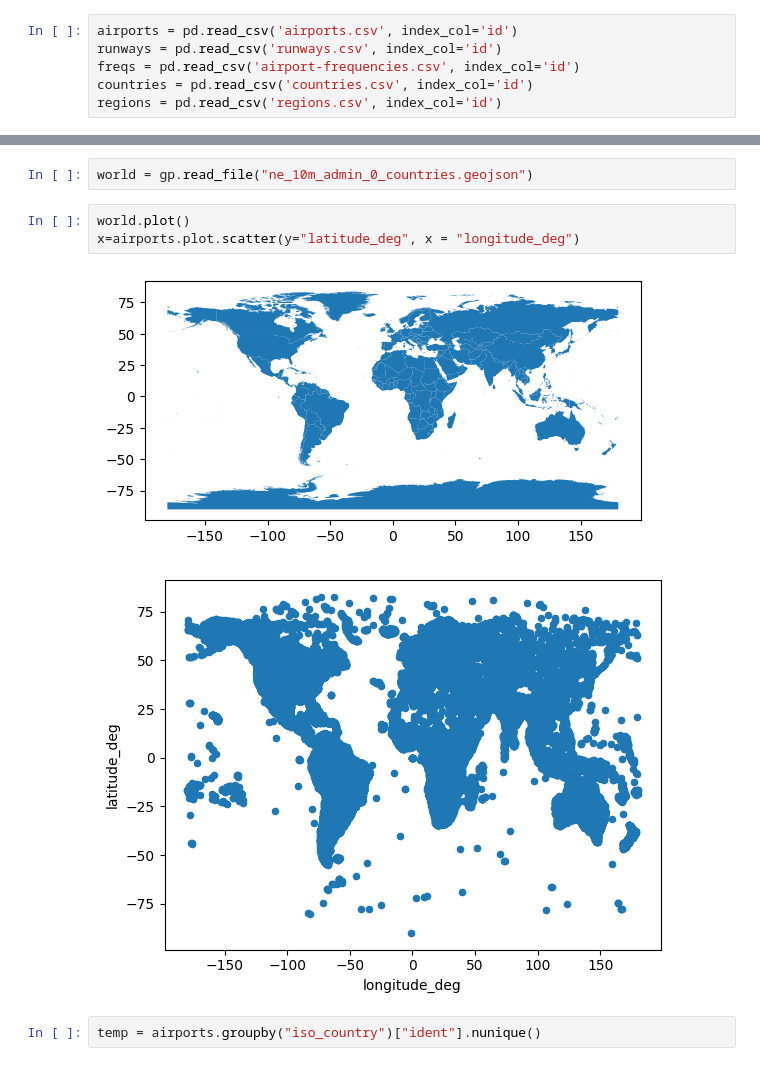
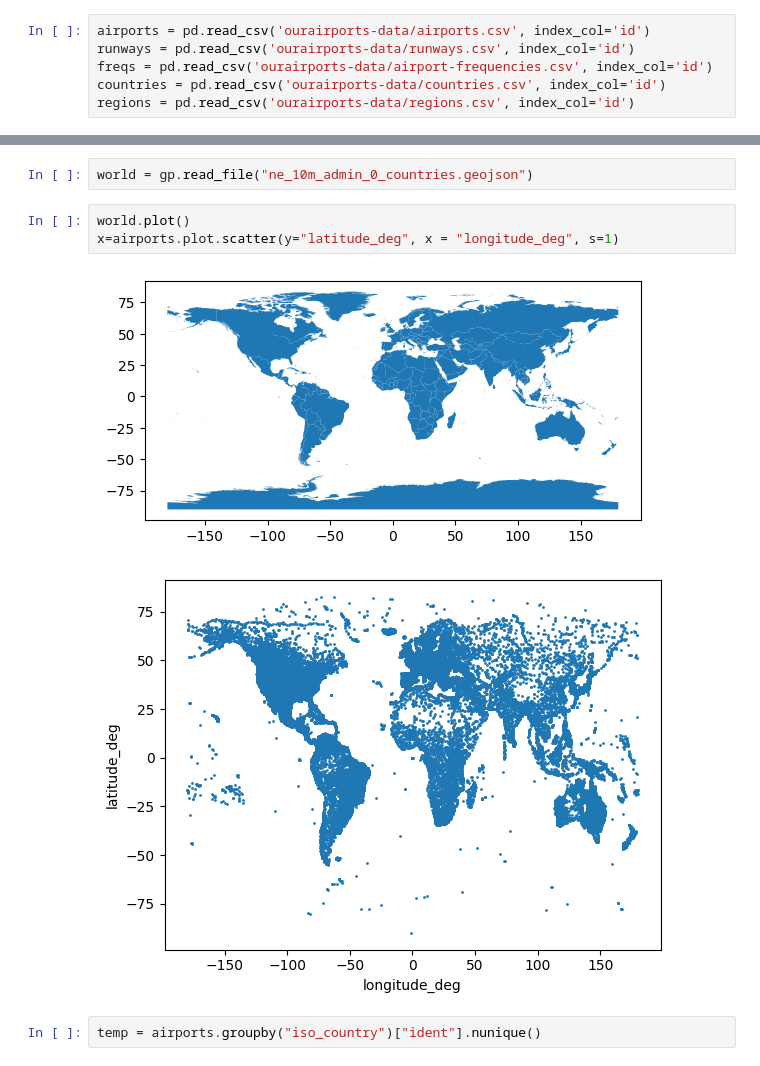
Before and after one commit to guigoruiz1/Airports, a Jupyter notebook: Airports.ipynb, the cells around one changed output, grey strips where cells are left out. Drawn from its saved outputs; the diff is of its cells as text.

```diff
--- a/Airports.ipynb
+++ b/Airports.ipynb
@@ -19,11 +19,11 @@ git.Repo().git.pull()
 # %% [markdown]
 # Load data
 # %%
-airports = pd.read_csv('airports.csv', index_col='id')
-runways = pd.read_csv('runways.csv', index_col='id')
-freqs = pd.read_csv('airport-frequencies.csv', index_col='id')
-countries = pd.read_csv('countries.csv', index_col='id')
-regions = pd.read_csv('regions.csv', index_col='id')
+airports = pd.read_csv('ourairports-data/airports.csv', index_col='id')
+runways = pd.read_csv('ourairports-data/runways.csv', index_col='id')
+freqs = pd.read_csv('ourairports-data/airport-frequencies.csv', index_col='id')
+countries = pd.read_csv('ourairports-data/countries.csv', index_col='id')
+regions = pd.read_csv('ourairports-data/regions.csv', index_col='id')
 # %% [markdown]
 # Search by distance
 # %%
@@ -151,10 +151,10 @@ airports.groupby('scheduled_service').nunique()
 world = gp.read_file("ne_10m_admin_0_countries.geojson")
 # %%
 world.plot()
-x=airports.plot.scatter(y="latitude_deg", x = "longitude_deg")
+x=airports.plot.scatter(y="latitude_deg", x = "longitude_deg", s=1)
 # %% [output]
 [figure]
-[figure, old version]
+[figure, new version]
 # %%
 temp = airports.groupby("iso_country")["ident"].nunique()
 # %%
```
Also changed, not shown: parts of 1 cell of this notebook.
